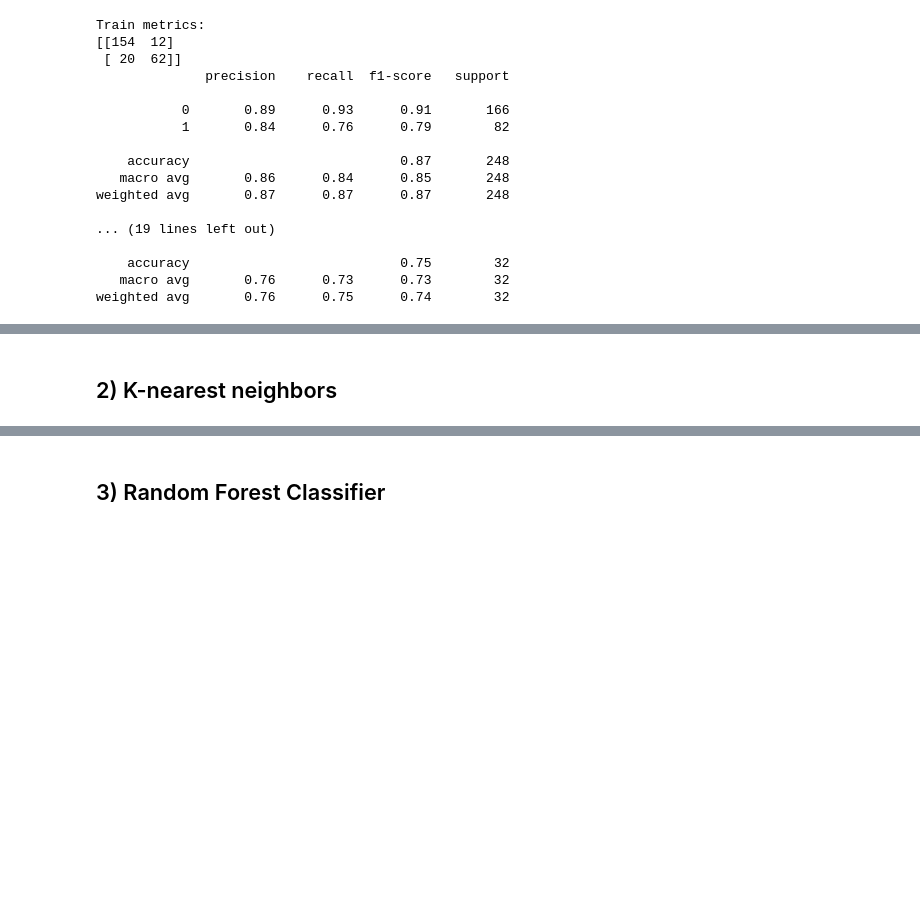
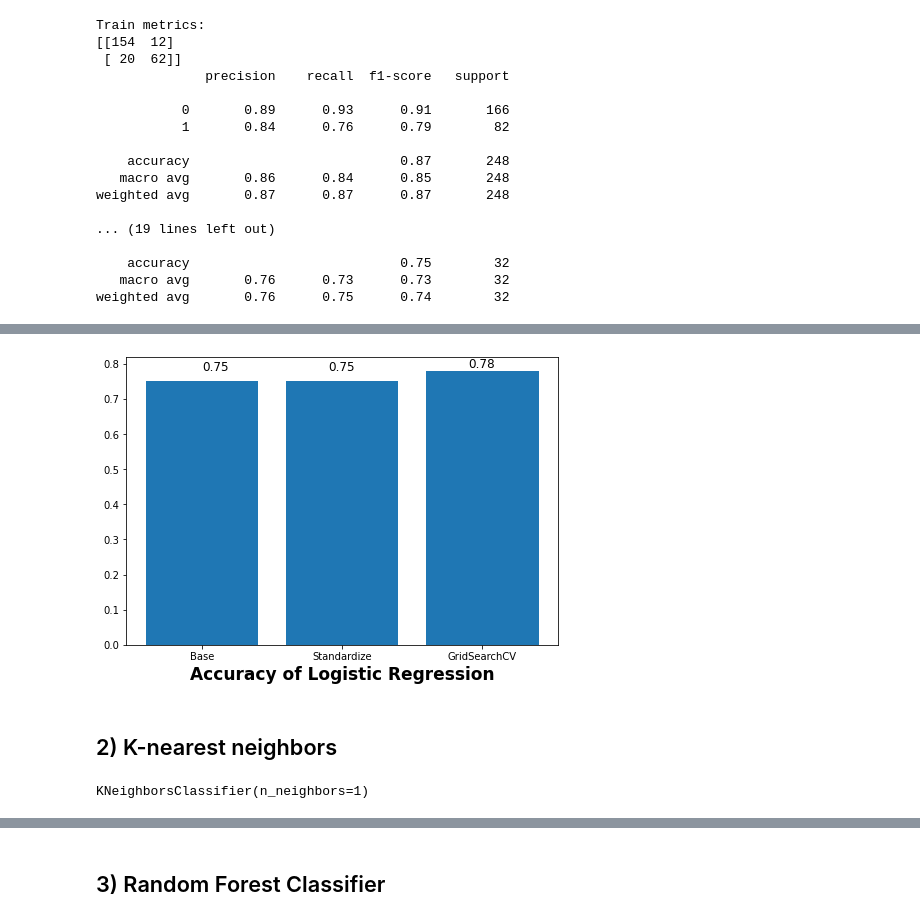
Before and after one commit to shunki-akiyama/HR-Analytics, a Jupyter notebook: HR Analytics.ipynb, the cells around one changed output, grey strips where cells are left out. Saved outputs shown, nothing was run; the diff lists cells and outputs as text; code cells hidden in the pictures; blank space fills up the shorter version.

```diff
--- a/HR Analytics.ipynb
+++ b/HR Analytics.ipynb
@@ -675,0 +678,5 @@ weighted avg       0.76      0.75      0.74        32
+# %%
+#store the value to another variable
+final_X_train_imp = final_X_train
+final_X_val_imp = final_X_val
+final_X_test_imp = final_X_test
@@ -675,0 +735,3 @@ weighted avg       0.76      0.75      0.74        32
+# %%
+#Fit the model while using the developed X variable and original y.
+logistic_r.fit(final_X_train_imp, final_y_train)
@@ -675,0 +771,10 @@ weighted avg       0.76      0.75      0.74        32
+# %%
+#Next step, we are going to develope the model by using the GridsearchCV
+
+from sklearn.model_selection import GridSearchCV
+logistic_r_gds = LogisticRegression(solver='lbfgs', max_iter=2000)
+parameters = {'C': np.arange(1,10,1)}
+logistic_r_gds_best = GridSearchCV(logistic_r_gds, parameters, cv=10, refit=True)
+
+logistic_r_gds_best.fit(final_X_train_imp,final_y_train)
+logistic_r_gds_best.best_estimator_
@@ -676,2 +814,26 @@ weighted avg       0.76      0.75      0.74        32
+# %%
+#Barplot illustrates accuracy of Logistic regression.
+fig = plt.figure()
+ax = fig.add_axes([0,0,1,1])
+model = ['Base', 'Standardize', 'GridSearchCV']
+accuracy = [logistic_r.score(final_X_test, final_y_test),
+            logistic_r.score(final_X_test_imp, final_y_test),
+            logistic_r_gds_best.score(final_X_test, final_y_test)]
+
+# Create labels
+plt.text(0.00, 0.78, s='0.75', size=12)
+plt.text(0.90, 0.78, s='0.75', size=12)
+plt.text(1.90, 0.79, s='0.78', size=12)
+ax.bar(model,accuracy)
+plt.xlabel('Accuracy of Logistic Regression', fontweight='bold', color = 'Black', fontsize='17', horizontalalignment='center')
+plt.show()
+# %% [output]
+[figure, added]
 # %% [markdown]
 ## 2) K-nearest neighbors
+# %%
+from sklearn.neighbors import KNeighborsClassifier
+knn = KNeighborsClassifier(n_neighbors=1)
+knn.fit(final_X_train, final_y_train)
+# %% [output]
+KNeighborsClassifier(n_neighbors=1)
```
Also changed, not shown: parts of 58 cells of this notebook.
